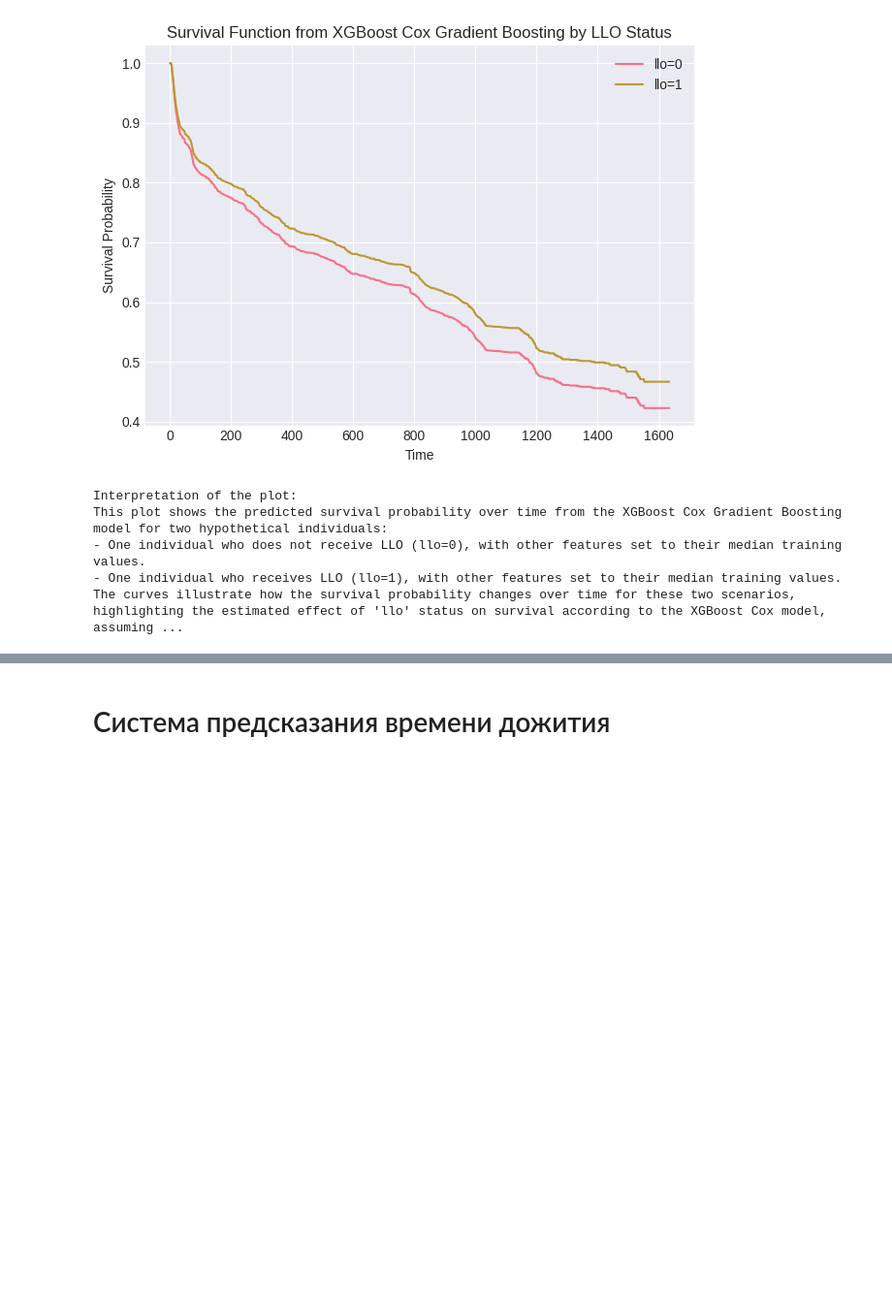
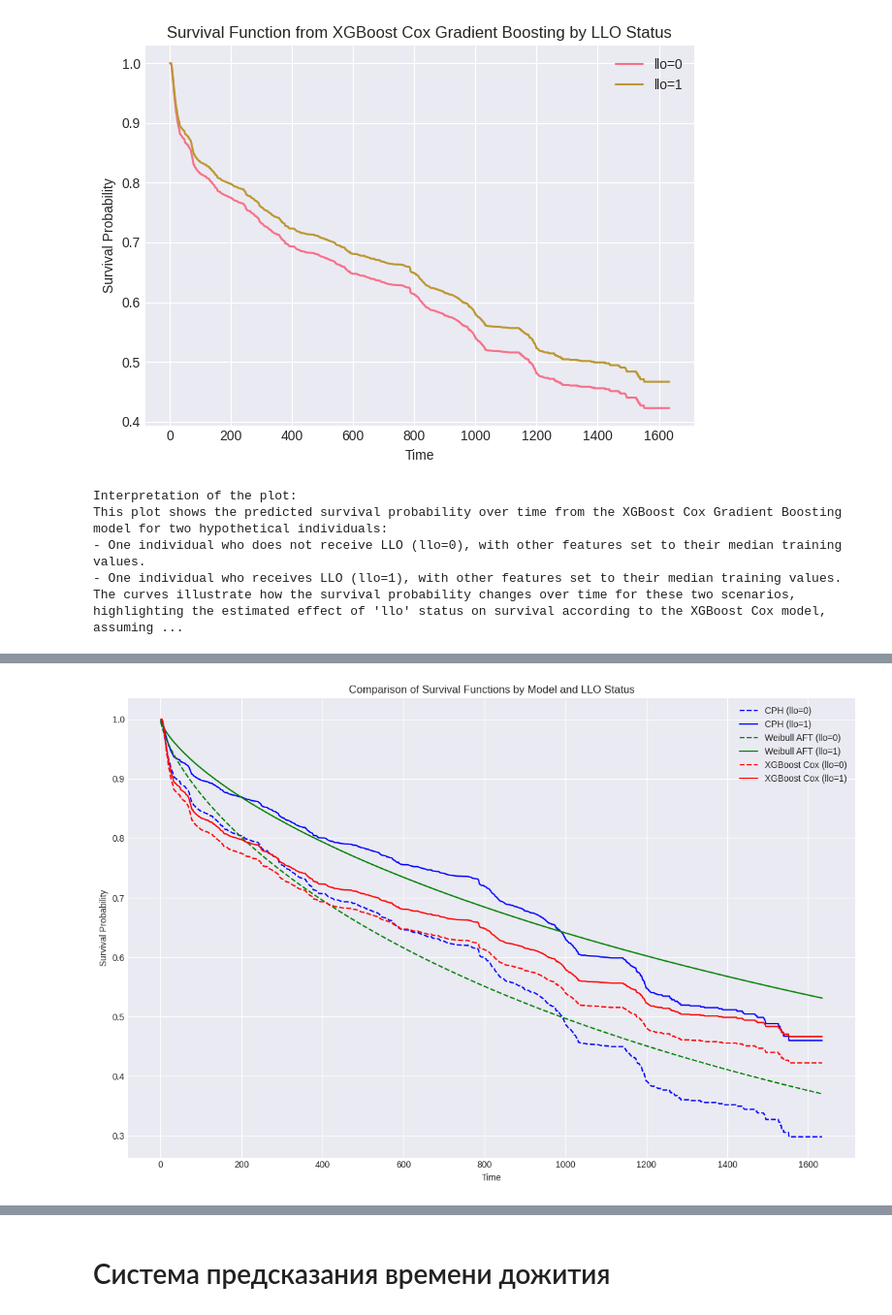
Before and after one commit to D2718281828nis/BioMedAI-Heart-Desease-LifeTime-Forecast, a Jupyter notebook: Survival-function-analysys.ipynb, the cells around one changed output, grey strips where cells are left out. Shown at 97% size. Cells and saved outputs as stored; diff of their text form; code cells hidden in the pictures; blank space fills up the shorter version.

```diff
--- a/Survival-function-analysys.ipynb
+++ b/Survival-function-analysys.ipynb
@@ -1445,0 +976,81 @@ print("\nInterpretation: These plots help identify characteristic differences be
+# %%
+import matplotlib.pyplot as plt
+import pandas as pd
+from lifelines.utils import concordance_index
+
+# Recalculate C-indices to ensure they are available within this cell
+# CPH Model C-index
+concordance_index_cph = cph.score(cph_data_test_scaled, scoring_method="concordance_index")
+
+# Weibull AFT Model C-index
+c_index_aft = aft.score(cph_data_test_scaled, scoring_method="concordance_index")
+
+# XGBoost Cox Model C-index
+risk_test_xgb = xgb_surv.predict(X_test_sc)
+c_index_xgb = concordance_index(time_test, -risk_test_xgb, event_test)
+
+# 1. Evaluate accuracy (C-index) and plot differences
+print("### Model Comparison: Concordance Index (C-index)\n")
+c_index_summary = pd.DataFrame({
+    'Model': ['Cox Proportional Hazards', 'Weibull AFT', 'XGBoost Cox (Gradient Boosting)'],
+    'C-index': [concordance_index_cph, c_index_aft, c_index_xgb]
+}).set_index('Model')
+
+print(c_index_summary.to_string(float_format="%.4f"))
+
+# Create two hypothetical individuals for prediction:
+# One with llo=0 and others features at their median
+# One with llo=1 and others features at their median
+
+# Use cph_data_train_scaled to get the median features, as this was the data used for fitting CPH and Weibull models.
+# Drop 'time' and 'target' as they are not features for prediction.
+median_data_unscaled = cph_data_train_scaled.drop(columns=['time', 'target']).median().to_frame().T
+
+pred_llo_0_unscaled = median_data_unscaled.copy()
+pred_llo_0_unscaled['llo'] = 0
+pred_llo_1_unscaled = median_data_unscaled.copy()
+pred_llo_1_unscaled['llo'] = 1
+
+# Get survival functions
+# CPH Model
+sf_cph_llo_0 = cph.predict_survival_function(pred_llo_0_unscaled).iloc[:, 0]
+sf_cph_llo_1 = cph.predict_survival_function(pred_llo_1_unscaled).iloc[:, 0]
+
+# Weibull AFT Model
+sf_aft_llo_0 = aft.predict_survival_function(pred_llo_0_unscaled).iloc[:, 0]
+sf_aft_llo_1 = aft.predict_survival_function(pred_llo_1_unscaled).iloc[:, 0]
+
+# XGBoost Cox Model (surv_funcs_xgb already contains both llo=0 and llo=1 for XGBoost)
+# Note: surv_funcs_xgb is expected to be available from cell 8USjV_v4lW6C
+sf_xgb_llo_0 = surv_funcs_xgb['llo=0']
+sf_xgb_llo_1 = surv_funcs_xgb['llo=1']
+
+# Plotting the survival functions
+plt.figure(figsize=(12, 8))
+
+# CPH
+plt.plot(sf_cph_llo_0.index, sf_cph_llo_0, label='CPH (llo=0)', linestyle='--', color='blue')
+plt.plot(sf_cph_llo_1.index, sf_cph_llo_1, label='CPH (llo=1)', linestyle='-', color='blue')
+
+# Weibull AFT
+plt.plot(sf_aft_llo_0.index, sf_aft_llo_0, label='Weibull AFT (llo=0)', linestyle='--', color='green')
+plt.plot(sf_aft_llo_1.index, sf_aft_llo_1, label='Weibull AFT (llo=1)', linestyle='-', color='green')
+
+# XGBoost Cox
+plt.plot(sf_xgb_llo_0.index, sf_xgb_llo_0, label='XGBoost Cox (llo=0)', linestyle='--', color='red')
+plt.plot(sf_xgb_llo_1.index, sf_xgb_llo_1, label='XGBoost Cox (llo=1)', linestyle='-', color='red')
+
+plt.title('Comparison of Survival Functions by Model and LLO Status')
+plt.xlabel('Time')
+plt.ylabel('Survival Probability')
+plt.legend()
+plt.grid(True)
+plt.tight_layout()
+plt.show()
+
+print("\nInterpretation of the comparison plot:")
+print("- This plot visualizes the predicted survival probabilities over time for a hypothetical individual with LLO=0 (dashed lines) and LLO=1 (solid lines) across all three survival models.")
+print("- Each color represents a different model (e.g., blue for CPH, green for Weibull AFT, red for XGBoost Cox).")
+print("- By observing the separation and shape of the curves for LLO=0 and LLO=1 within each model, we can understand how each model estimates the impact of the 'llo' feature on survival.")
+print("- Comparing curves across different colors (models) allows us to see how their predictions for survival probabilities differ, despite all being trained on the same data. This can highlight consistency or divergence in their prognostic capabilities.")
+# %% [output]
@@ -1445,0 +1064 @@ print("\nInterpretation: These plots help identify characteristic differences be
+[figure, added]
```
Also changed, not shown: parts of 20 cells of this notebook.
